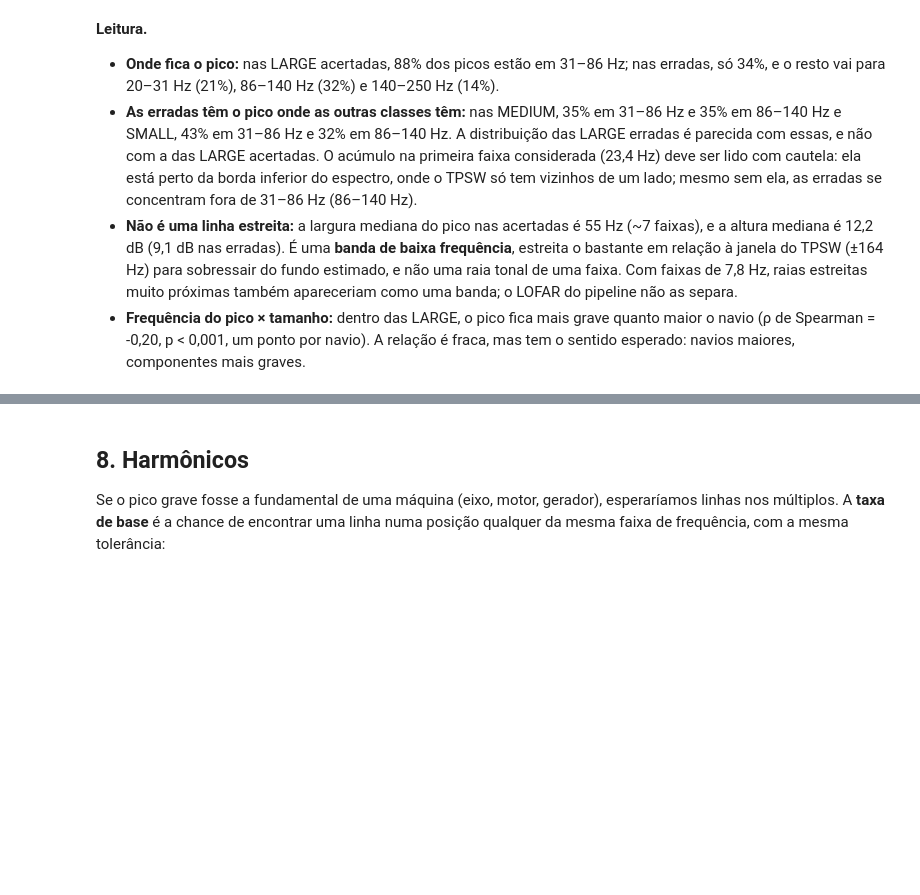
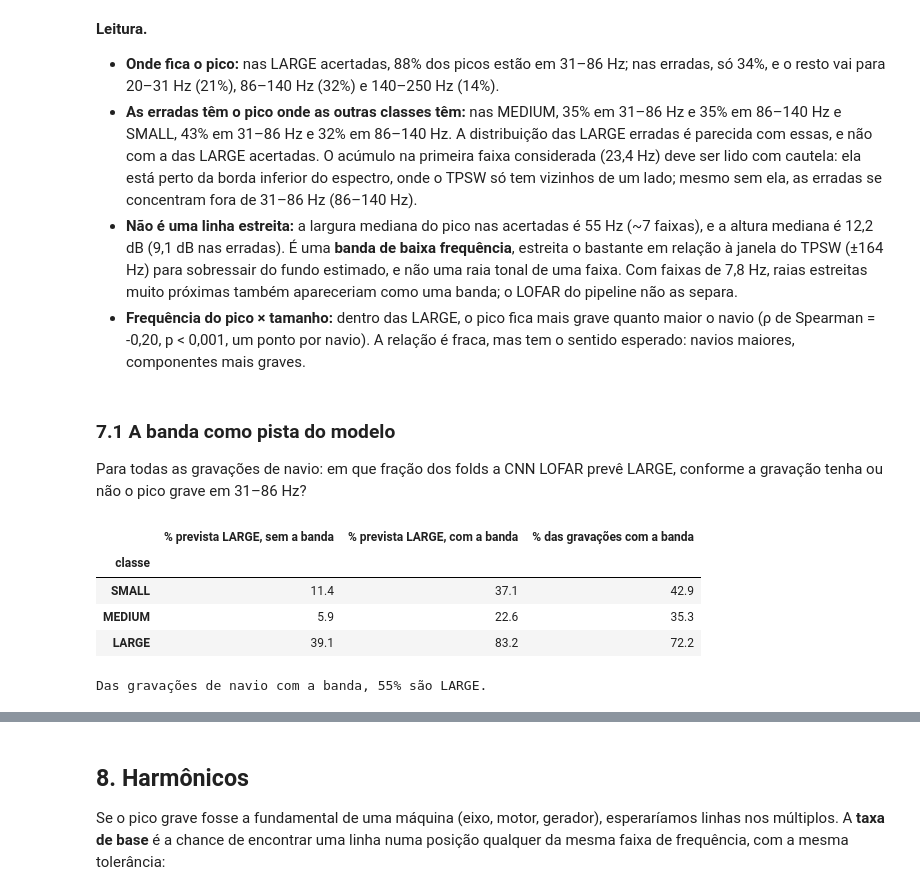
Before and after one commit to evandrorocha/iara, a Jupyter notebook: notebooks/35_eda_lofar_large.ipynb, the cells around one changed output, grey strips where cells are left out. Cells and saved outputs as stored; diff of their text form; code cells hidden in the pictures; blank space fills up the shorter version.

```diff
--- a/notebooks/35_eda_lofar_large.ipynb
+++ b/notebooks/35_eda_lofar_large.ipynb
@@ -522,3 +522,32 @@ LARGE: rho de Spearman entre frequência do pico e comprimento (por navio, n = 4
 - **As erradas têm o pico onde as outras classes têm:** nas MEDIUM, 35% em 31–86 Hz e 35% em 86–140 Hz e SMALL, 43% em 31–86 Hz e 32% em 86–140 Hz. A distribuição das LARGE erradas é parecida com essas, e não com a das LARGE acertadas. O acúmulo na primeira faixa considerada (23,4 Hz) deve ser lido com cautela: ela está perto da borda inferior do espectro, onde o TPSW só tem vizinhos de um lado; mesmo sem ela, as erradas se concentram fora de 31–86 Hz (86–140 Hz).
 - **Não é uma linha estreita:** a largura mediana do pico nas acertadas é 55 Hz (~7 faixas), e a altura mediana é 12,2 dB (9,1 dB nas erradas). É uma **banda de baixa frequência**, estreita o bastante em relação à janela do TPSW (±164 Hz) para sobressair do fundo estimado, e não uma raia tonal de uma faixa. Com faixas de 7,8 Hz, raias estreitas muito próximas também apareceriam como uma banda; o LOFAR do pipeline não as separa.
 - **Frequência do pico × tamanho:** dentro das LARGE, o pico fica mais grave quanto maior o navio (ρ de Spearman = -0,20, p < 0,001, um ponto por navio). A relação é fraca, mas tem o sentido esperado: navios maiores, componentes mais graves.
+# %% [markdown]
+### 7.1 A banda como pista do modelo
+
+Para todas as gravações de navio: em que fração dos folds a CNN LOFAR prevê LARGE, conforme a gravação tenha ou não o pico grave em 31–86 Hz?
+# %%
+# A banda como pista do modelo: em que fração dos folds a gravação é prevista como LARGE, sem e com o pico grave
+# (maior LOFAR médio entre 20 e 250 Hz) em 31–86 Hz? Só gravações de navio (sem BACKGROUND).
+_kp = (F >= 20) & (F <= 250)
+_pk = pd.Series(F[np.where(_kp)[0][S.values[:, _kp].argmax(1)]], index=S.index)
+_dd = pd.concat(R.file_predictions(MODELO).values()); _dd['File'] = _dd.File.astype(int)
+_t = _dd.assign(L=_dd.Prediction == CID['LARGE']).groupby('File').agg(L=('L', 'mean'), Target=('Target', 'first'))
+_t = _t[_t.Target != CID['BACKGROUND']]
+_t['banda'] = _pk.reindex(_t.index).between(31, 86, inclusive='left')
+_t['classe'] = _t.Target.map(CLS)
+BANDA_PREV = (100 * _t.groupby(['classe', 'banda']).L.mean().unstack()).rename(
+    columns={False: '% prevista LARGE, sem a banda', True: '% prevista LARGE, com a banda'})
+BANDA_PREV.columns.name = None
+BANDA_PREV['% das gravações com a banda'] = 100 * _t.groupby('classe').banda.mean()
+BANDA_PREV = BANDA_PREV.loc[['SMALL', 'MEDIUM', 'LARGE']]
+FRAC_LARGE_BANDA = 100 * (_t[_t.banda].classe == 'LARGE').mean()
+display(BANDA_PREV.round(1))
+print(f'Das gravações de navio com a banda, {FRAC_LARGE_BANDA:.0f}% são LARGE.')
+# %% [output]
+|  | % prevista LARGE, sem a banda | % prevista LARGE, com a banda | % das gravações com a banda |
+| classe |  |  |  |
+| SMALL | 11.4 | 37.1 | 42.9 |
+| MEDIUM | 5.9 | 22.6 | 35.3 |
+| LARGE | 39.1 | 83.2 | 72.2 |
+Das gravações de navio com a banda, 55% são LARGE.
```
Also changed, not shown: parts of 2 cells of this notebook, 3 other files.
